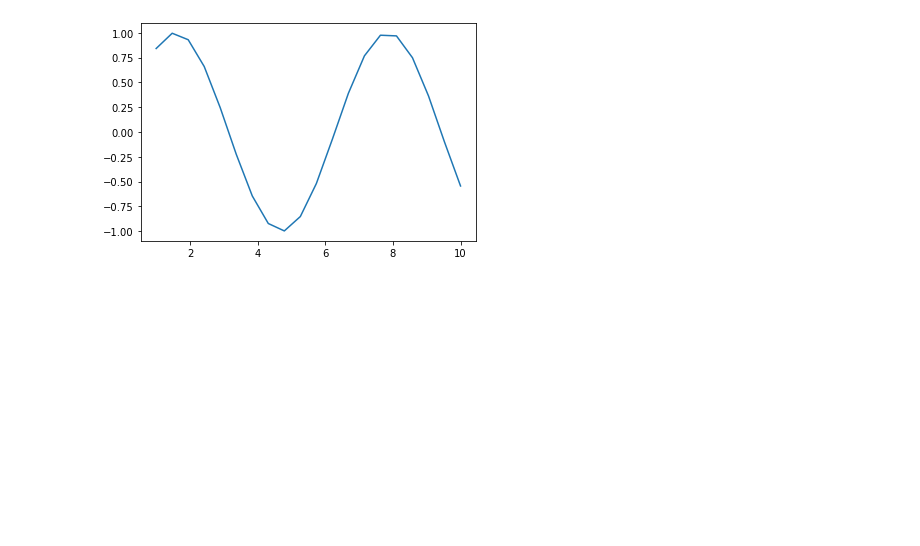
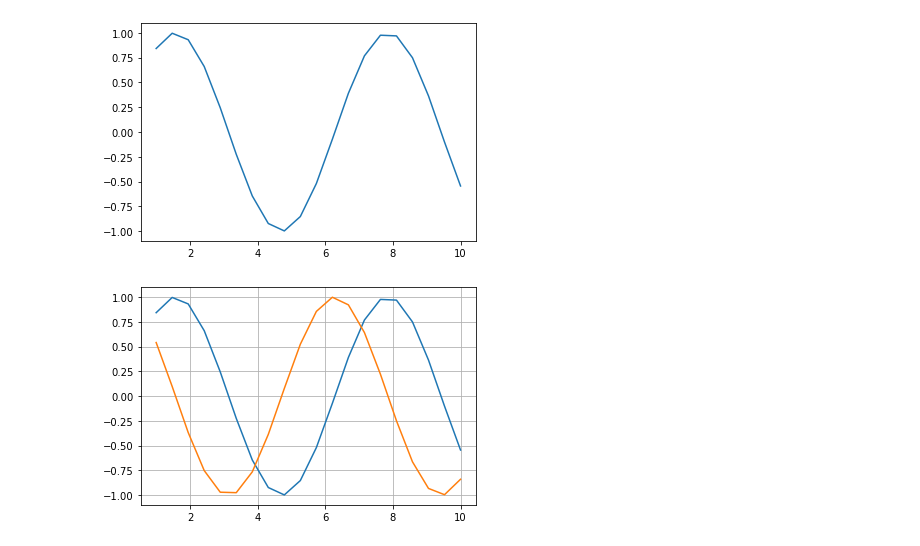
Before and after one commit to animesh-77/Hello-World, a Jupyter notebook: first step.ipynb, the cells around one changed output. Saved outputs shown, nothing was run; the diff lists cells and outputs as text; code cells hidden in the pictures; blank space fills up the shorter version.

Commit message:
Added cos graph with gridlines

```diff
--- a/first step.ipynb
+++ b/first step.ipynb
@@ -13,3 +13,10 @@ plt.plot(x,np.sin(x))
 plt.show()
 # %% [output]
 [figure]
+# %%
+plt.plot(x,np.sin(x))
+plt.plot(x,np.cos(x))
+plt.grid()
+plt.show()
+# %% [output]
+[figure, added]
```
